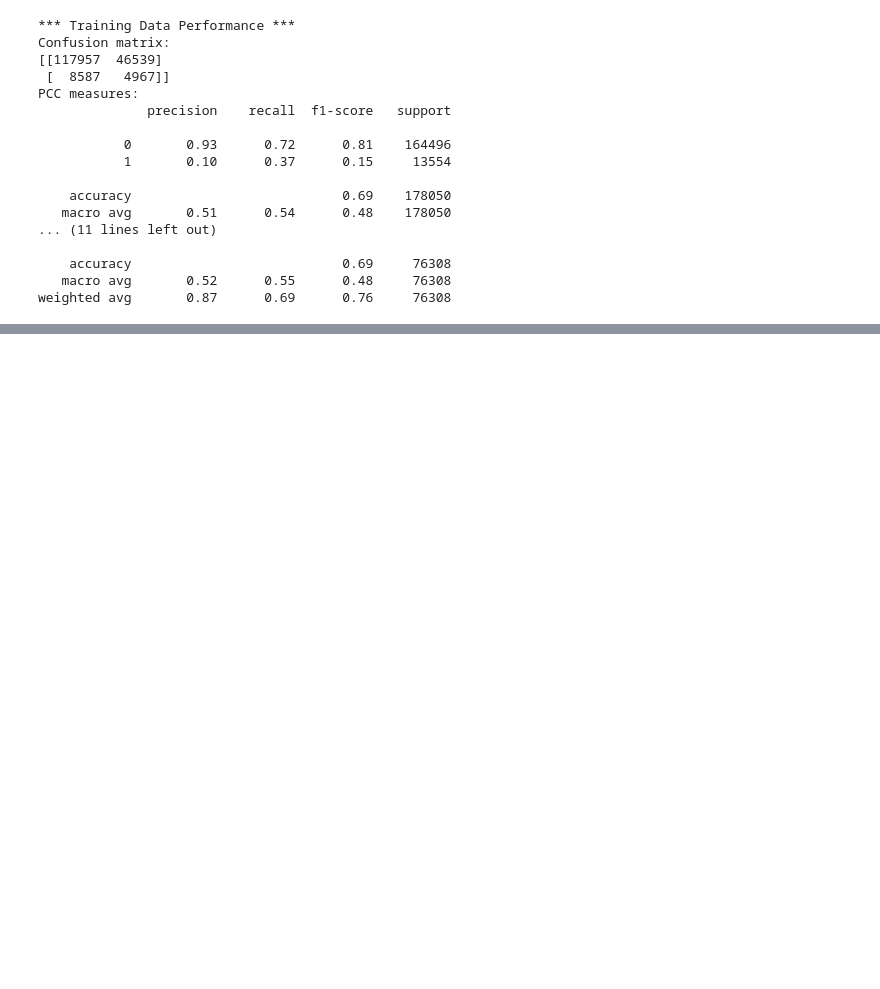
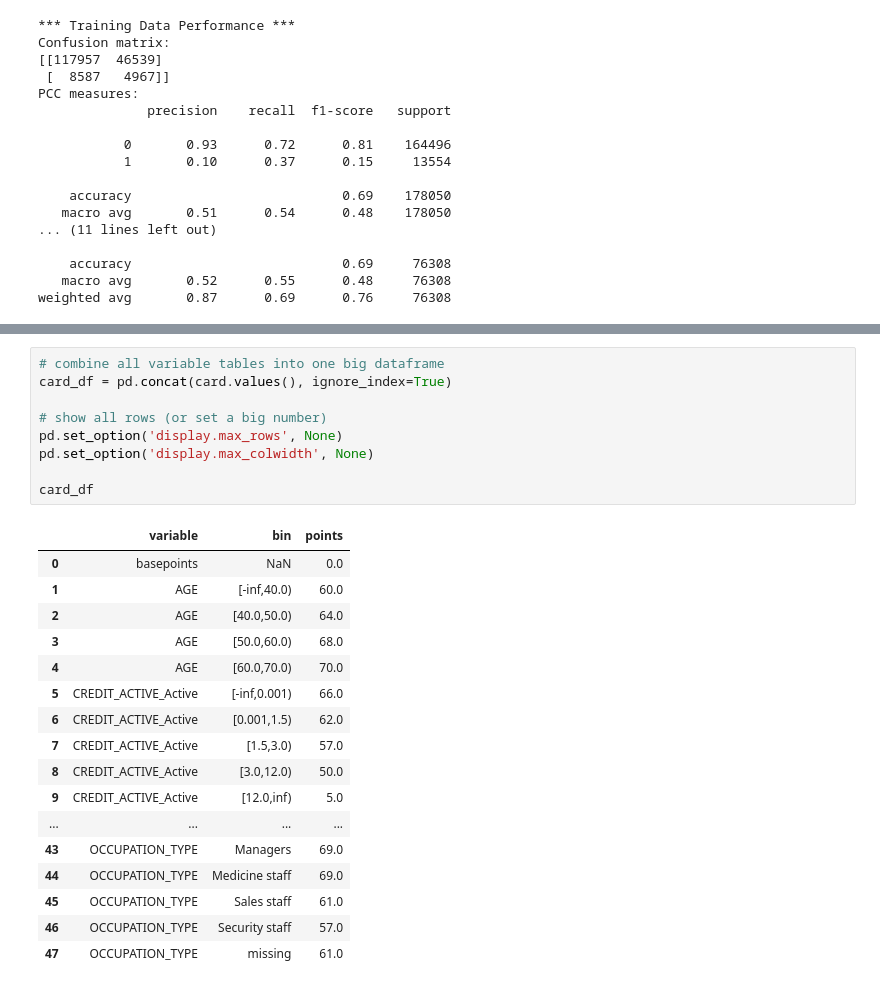
Before and after one commit to JohnErnestTan/Financial-Analytics-for-Elderly-care-Support-Loan-IS453, a Jupyter notebook: scorecard_custom.ipynb, the cells around one changed output, grey strips where cells are left out. Cells and saved outputs as stored; diff of their text form; blank space fills up the shorter version.

Commit message:
card edit

```diff
--- a/scorecard_custom.ipynb
+++ b/scorecard_custom.ipynb
@@ -312,0 +382,27 @@ weighted avg       0.87      0.69      0.76     76308
+# %%
+# combine all variable tables into one big dataframe
+card_df = pd.concat(card.values(), ignore_index=True)
+
+# show all rows (or set a big number)
+pd.set_option('display.max_rows', None)
+pd.set_option('display.max_colwidth', None)
+
+card_df
+# %% [output]
+|  | variable | bin | points |
+| 0 | basepoints | NaN | 0.0 |
+| 1 | AGE | [-inf,40.0) | 60.0 |
+| 2 | AGE | [40.0,50.0) | 64.0 |
+| 3 | AGE | [50.0,60.0) | 68.0 |
+| 4 | AGE | [60.0,70.0) | 70.0 |
+| 5 | CREDIT_ACTIVE_Active | [-inf,0.001) | 66.0 |
+| 6 | CREDIT_ACTIVE_Active | [0.001,1.5) | 62.0 |
+| 7 | CREDIT_ACTIVE_Active | [1.5,3.0) | 57.0 |
+| 8 | CREDIT_ACTIVE_Active | [3.0,12.0) | 50.0 |
+| 9 | CREDIT_ACTIVE_Active | [12.0,inf) | 5.0 |
+| ... | ... | ... | ... |
+| 43 | OCCUPATION_TYPE | Managers | 69.0 |
+| 44 | OCCUPATION_TYPE | Medicine staff | 69.0 |
+| 45 | OCCUPATION_TYPE | Sales staff | 61.0 |
+| 46 | OCCUPATION_TYPE | Security staff | 57.0 |
+| 47 | OCCUPATION_TYPE | missing | 61.0 |
```
Also changed, not shown: parts of 8 cells of this notebook.
